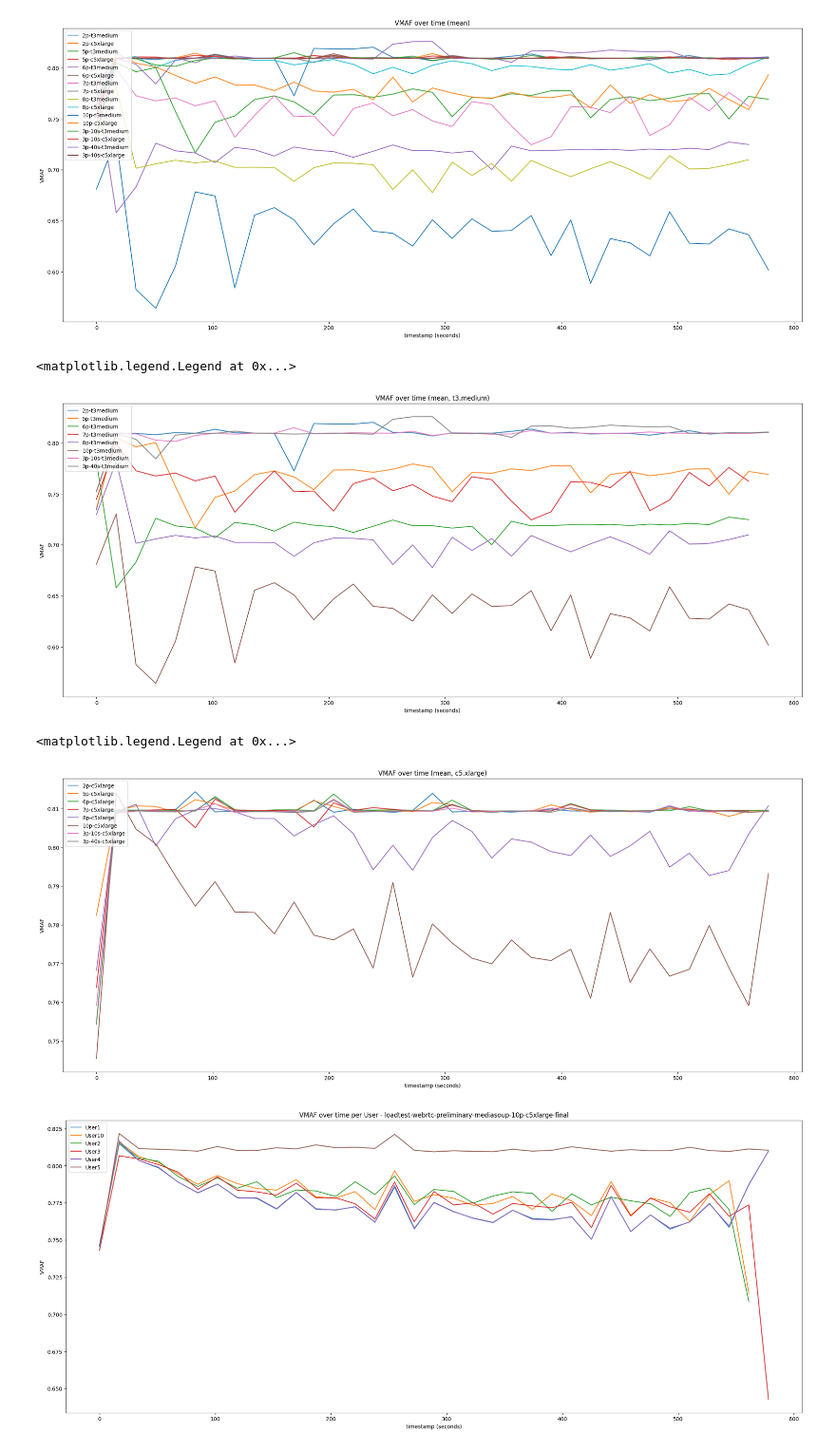
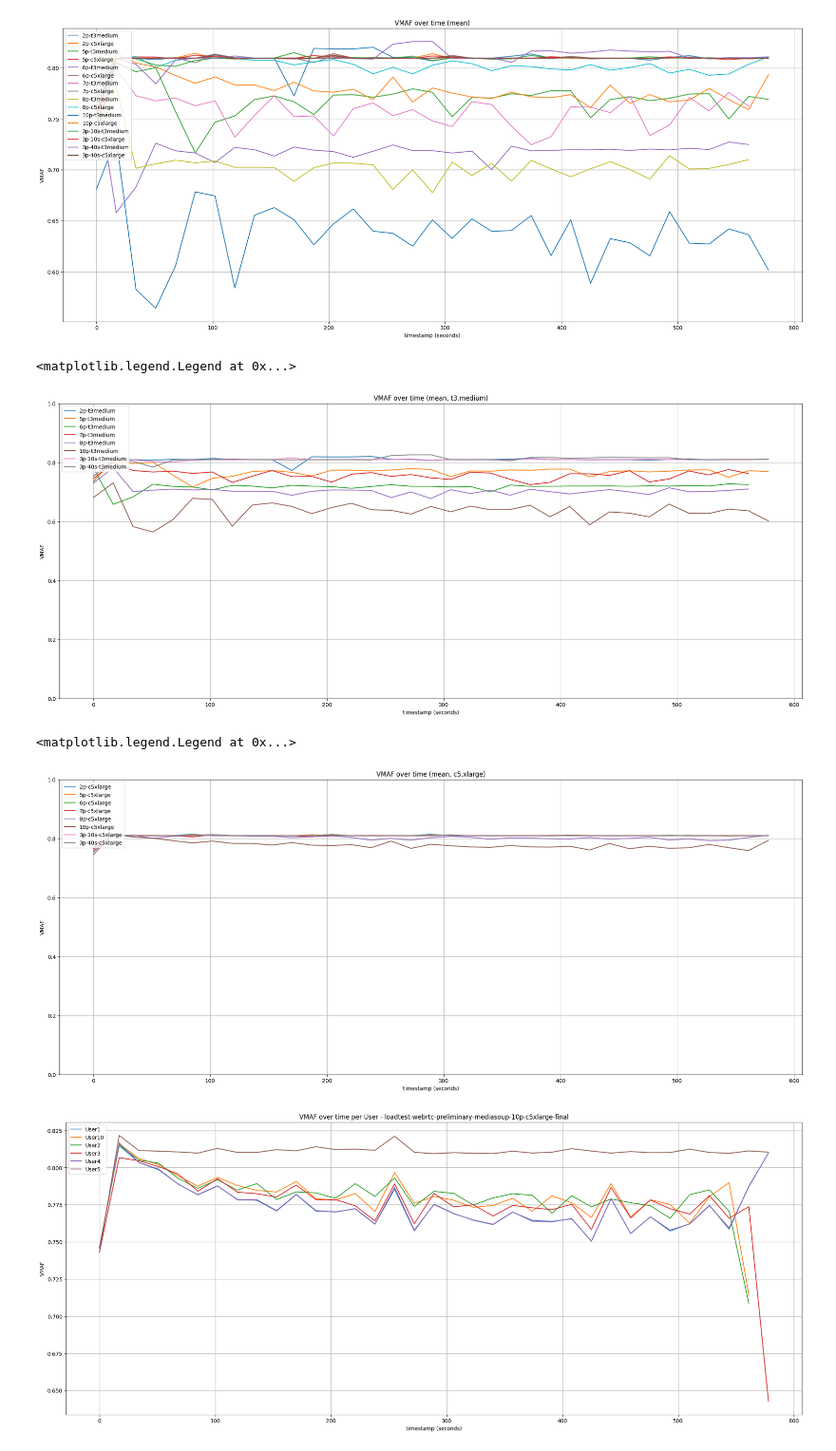
Before and after one commit to codeurjc/Performance-testing-in-the-WebRTC-arena, a Jupyter notebook: preliminary.ipynb, the cells around one changed output. Shown at 95% size. Drawn from its saved outputs; the diff is of its cells as text; code cells hidden in the pictures.

```diff
--- a/preliminary.ipynb
+++ b/preliminary.ipynb
@@ -28,7 +29,7 @@ plt.rcParams['figure.figsize'] = [25, 10]
 
 
 for i, df_tmp in enumerate(df_list):
-    df_mean = df_tmp.groupby(["cut_index"]).mean()
+    df_mean = df_tmp.groupby(["cut_index"]).mean(numeric_only=True)
     plot_name = index_list[i][38:-6]
     if not df_mean.empty:
         plt.plot(df_mean.index, df_mean["vmaf"], label=plot_name)
@@ -36,6 +37,7 @@ for i, df_tmp in enumerate(df_list):
 plt.title("VMAF over time (mean)")
 plt.xlabel("timestamp (seconds)")
 plt.ylabel("VMAF")
+plt.grid()
 # plt.ylim(0, 1)
 plt.legend(loc="upper left")
 # %% [output]
@@ -44,29 +46,30 @@ plt.legend(loc="upper left")
 # %%
 plt.rcParams['figure.figsize'] = [25, 10]
 
 
 for i, df_tmp in enumerate(df_list):
     if (i % 2 == 0):
-        df_mean = df_tmp.groupby(["cut_index"]).mean()
+        df_mean = df_tmp.groupby(["cut_index"]).mean(numeric_only=True)
         plot_name = index_list[i][38:-6]
         if not df_mean.empty:
             plt.plot(df_mean.index, df_mean["vmaf"], label=plot_name)
 
 plt.title("VMAF over time (mean, t3.medium)")
 plt.xlabel("timestamp (seconds)")
 plt.ylabel("VMAF")
-# plt.ylim(0, 1)
+plt.grid()
+plt.ylim(0, 1)
 plt.legend(loc="upper left")
 # %% [output]
 <matplotlib.legend.Legend at 0x...>
-[figure, old version]
+[figure, new version]
 # %%
 plt.rcParams['figure.figsize'] = [25, 10]
 
 
 for i, df_tmp in enumerate(df_list):
     if (i % 2 != 0):
-        df_mean = df_tmp.groupby(["cut_index"]).mean()
+        df_mean = df_tmp.groupby(["cut_index"]).mean(numeric_only=True)
         plot_name = index_list[i][38:-6]
         if not df_mean.empty:
             plt.plot(df_mean.index, df_mean["vmaf"], label=plot_name)
@@ -74,11 +77,12 @@ for i, df_tmp in enumerate(df_list):
 plt.title("VMAF over time (mean, c5.xlarge)")
 plt.xlabel("timestamp (seconds)")
 plt.ylabel("VMAF")
-# plt.ylim(0, 1)
+plt.grid()
+plt.ylim(0, 1)
 plt.legend(loc="upper left")
 # %% [output]
 <matplotlib.legend.Legend at 0x...>
-[figure, old version]
+[figure, new version]
 # %%
 # INDIVIDUAL PLOTS PARAMETERS
 
```
Also changed, not shown: parts of 4 cells of this notebook, 1 other file.
